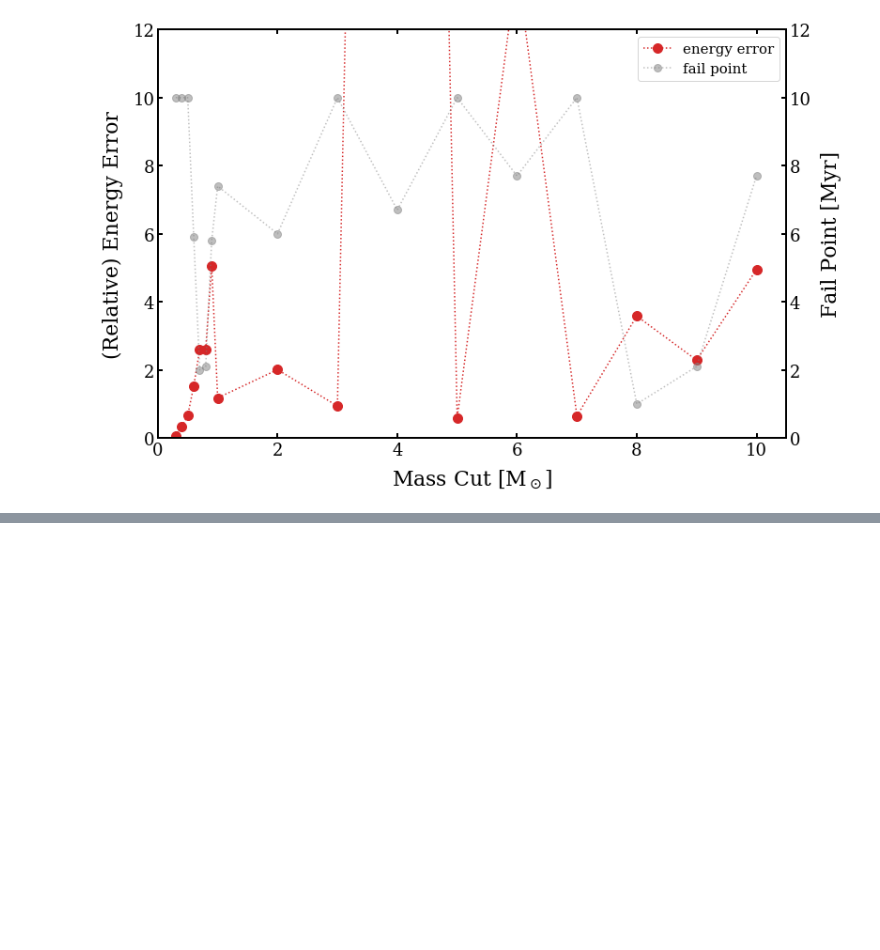
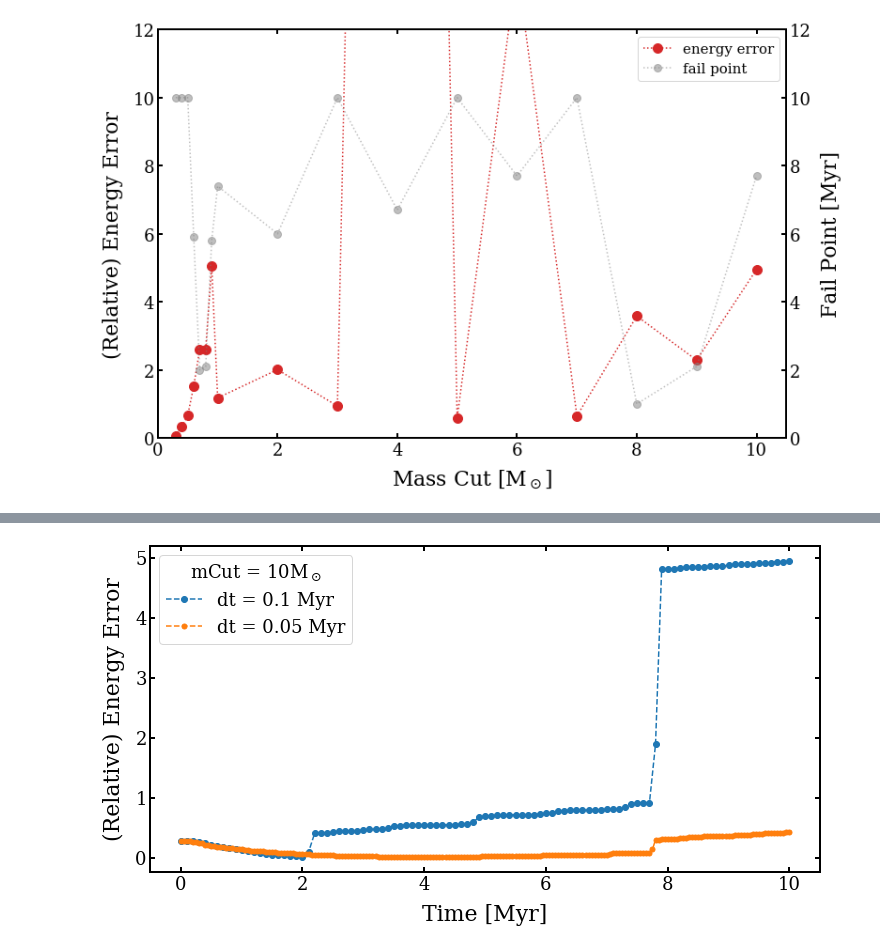
Before and after one commit to Chrisvb95/Computational-Astrophysics-CSY, a Jupyter notebook: Assignment_2/plot_mCut.ipynb, the cells around one changed output, grey strips where cells are left out. Saved outputs shown, nothing was run; the diff lists cells and outputs as text; code cells hidden in the pictures; blank space fills up the shorter version.

```diff
--- a/Assignment_2/plot_mCut.ipynb
+++ b/Assignment_2/plot_mCut.ipynb
@@ -86,3 +90,20 @@ fig.savefig('report_plot/ee_t.jpg', dpi=300, bbox_inches='tight')
+# %%
+fig = plt.figure(figsize=(12,6))
+ax = fig.add_subplot(111)
+small_dt = 0.05
+small_ts = np.arange(0, tend+small_dt, small_dt)
+ee_10_normal_ts, _ = np.loadtxt('data_ee_t/ee_q_10.0.txt', delimiter=' ').transpose()
+ee_10_small_ts, _ = np.loadtxt('data_ee_t/ee_q_10.0_ts0.05.txt', delimiter=' ').transpose()
+ax.plot(ts, ee_10_normal_ts, '--o', label='dt = 0.1 Myr')
+ax.plot(small_ts, ee_10_small_ts, '--o', ms=5, label='dt = 0.05 Myr')
+ax.set_xlabel('Time [Myr]')
+ax.set_ylabel('(Relative) Energy Error')
+lg = ax.legend(title=r'mCut = 10M$_\odot$')
+lg.get_title().set_fontsize(18)
+fig.savefig('report_plot/ee_t_dt.jpg', dpi=300, bbox_inches='tight')
+None
+# %% [output]
+[figure, added]
 # %%
 weight = wall_time*ee_final
 mCut_best = mCut_list[np.where(weight == np.min(weight))[0][0]]
```
Also changed, not shown: parts of 2 cells of this notebook, 10 other files.
